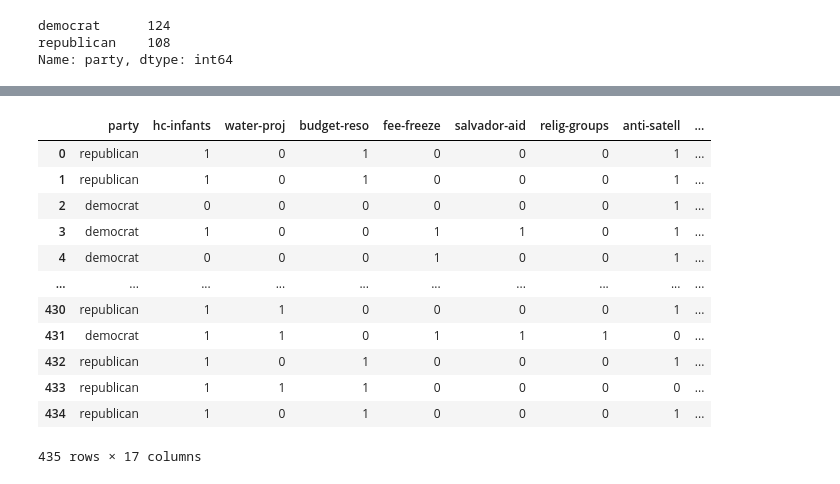
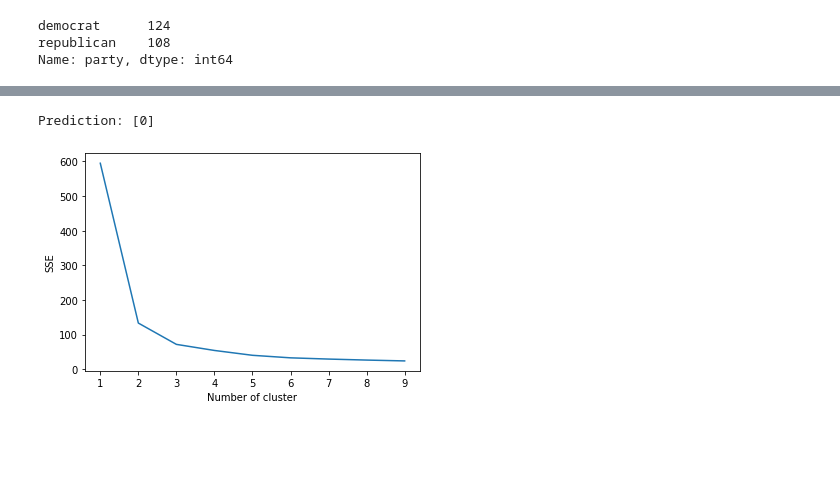
Before and after one commit to ABZ-Aaron/PartyAffiliation, a Jupyter notebook: PartyAffiliation.ipynb, the cells around one changed output, grey strips where cells are left out. Cells and saved outputs as stored; diff of their text form; code cells hidden in the pictures; blank space fills up the shorter version.

```diff
--- a/PartyAffiliation.ipynb
+++ b/PartyAffiliation.ipynb
@@ -239,16 +340,24 @@ votes = votes.T.fillna(votes.iloc[:,1:].astype(float).mode(axis=1)[0]).T
-# %%
-votes
-# %% [output]
-|  | party | hc-infants | water-proj | budget-reso | fee-freeze | salvador-aid | relig-groups | anti-satell | ... |
-| 0 | republican | 1 | 0 | 1 | 0 | 0 | 0 | 1 | ... |
-| 1 | republican | 1 | 0 | 1 | 0 | 0 | 0 | 1 | ... |
-| 2 | democrat | 0 | 0 | 0 | 0 | 0 | 0 | 1 | ... |
-| 3 | democrat | 1 | 0 | 0 | 1 | 1 | 0 | 1 | ... |
-| 4 | democrat | 0 | 0 | 0 | 1 | 0 | 0 | 1 | ... |
-| ... | ... | ... | ... | ... | ... | ... | ... | ... | ... |
-| 430 | republican | 1 | 1 | 0 | 0 | 0 | 0 | 1 | ... |
-| 431 | democrat | 1 | 1 | 0 | 1 | 1 | 1 | 0 | ... |
-| 432 | republican | 1 | 0 | 1 | 0 | 0 | 0 | 1 | ... |
-| 433 | republican | 1 | 1 | 1 | 0 | 0 | 0 | 0 | ... |
-| 434 | republican | 1 | 0 | 1 | 0 | 0 | 0 | 1 | ... |
-435 rows × 17 columns
+# %%
+# Create arrays for the features and the response variable
+Y = votes['party'].values
+X = votes.drop('party', axis=1)
+X = X.values
+
+# Create a k-NN classifier with 5 neighbors: knn
+knn = KNeighborsClassifier(n_neighbors = 5)
+
+# Fit the classifier to the data
+knn.fit(X, Y)
+
+# Predict the labels for the training data X
+y_prediction = knn.predict(X)
+
+X_new = pd.DataFrame([0.696469, 0.286139, 0.226851, 0.551315, 0.719469, 0.423106, 0.980764,
+                      0.68483, 0.480932, 0.392118, 0.343178, 0.72905, 0.438572, 0.059678,
+                      0.398044, 0.737995]).transpose()
+
+# Predict and print the label for the new data point X_new
+new_prediction = knn.predict(X_new)
+print("Prediction: {}".format(new_prediction))
+# %% [output]
+Prediction: [0]
@@ -254,0 +384,24 @@ votes
+# %%
+import pandas as pd
+from sklearn.datasets import load_iris
+from sklearn.cluster import KMeans
+import matplotlib.pyplot as plt
+
+iris = load_iris()
+X = pd.DataFrame(iris.data, columns=iris['feature_names'])
+#print(X)
+data = X[['sepal length (cm)', 'sepal width (cm)', 'petal length (cm)']]
+
+sse = {}
+for k in range(1, 10):
+    kmeans = KMeans(n_clusters=k, max_iter=1000).fit(data)
+    data["clusters"] = kmeans.labels_
+    #print(data["clusters"])
+    sse[k] = kmeans.inertia_ # Inertia: Sum of distances of samples to their closest cluster center
+plt.figure()
+plt.plot(list(sse.keys()), list(sse.values()))
+plt.xlabel("Number of cluster")
+plt.ylabel("SSE")
+plt.show()
+# %% [output]
+[figure, added]
```
Also changed, not shown: parts of 23 cells of this notebook.
